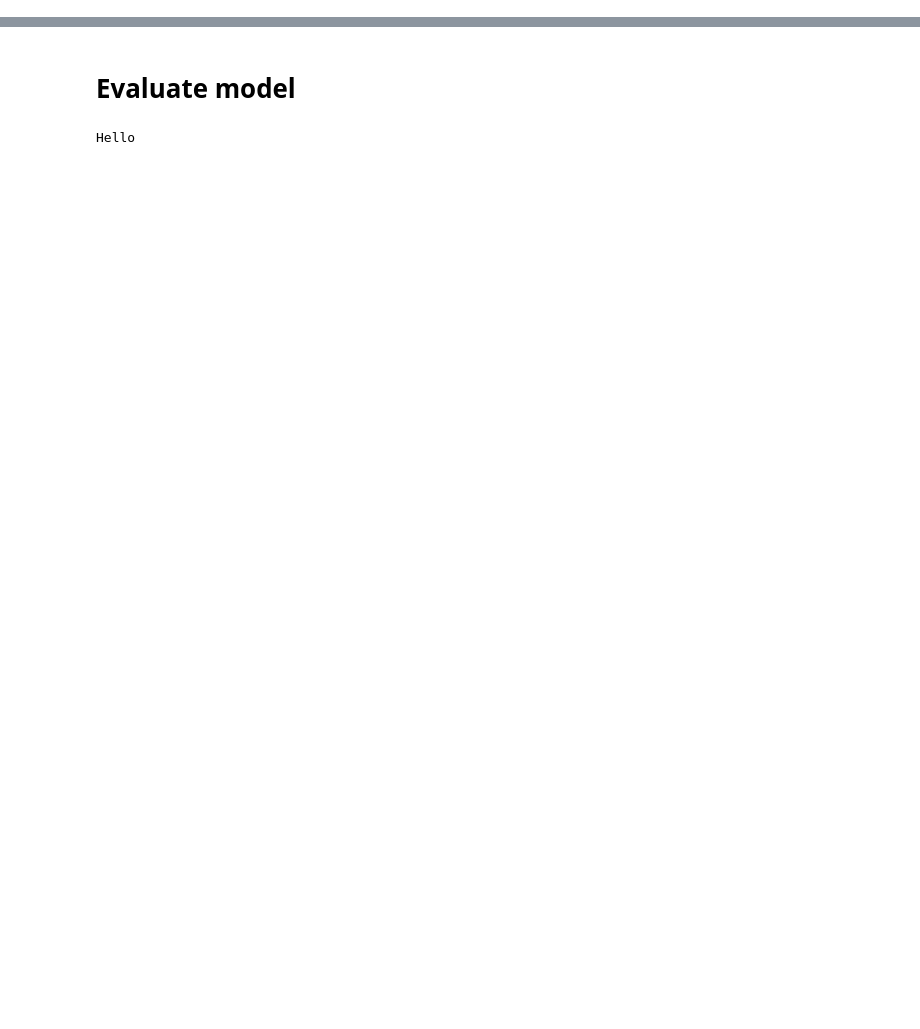
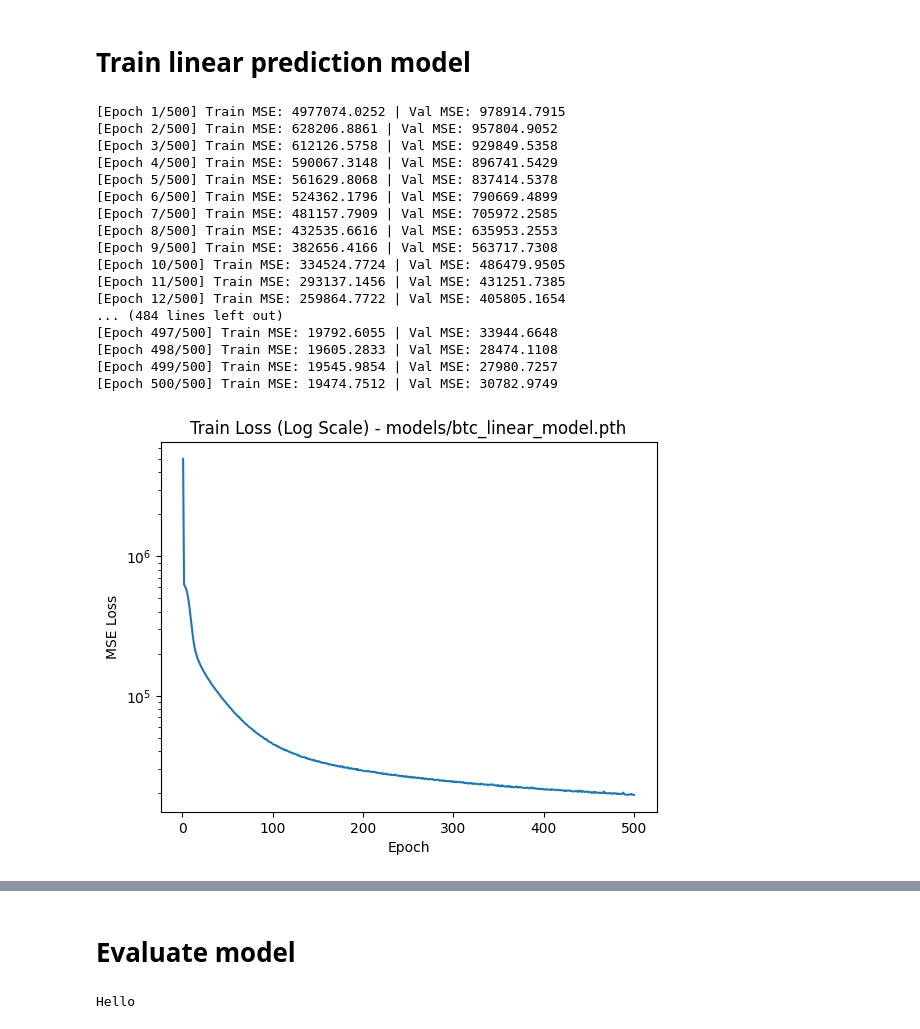
Before and after one commit to MWajdi/rl-portfolio-reallocation, a Jupyter notebook: run_training_experiment.ipynb, the cells around one changed output, grey strips where cells are left out. Cells and saved outputs as stored; diff of their text form; code cells hidden in the pictures; blank space fills up the shorter version.

Commit message:
add linear model predictions + support for prediction model in env

```diff
--- a/run_training_experiment.ipynb
+++ b/run_training_experiment.ipynb
@@ -0,0 +86,33 @@
+# %% [markdown]
+# Train linear prediction model
+# %%
+import train_linear_model
+
+args = train_linear_model.Args(
+    model_path = "models/btc_linear_model.pth",
+    train_path = "binance_datasets/BTC_train.json",
+    test_path = "binance_datasets/BTC_test.json",
+    epochs = 500,
+    lr = 2*1e-5
+)
+# %%
+btc_linear_model = train_linear_model.main(args)
+# %% [output]
+[Epoch 1/500] Train MSE: 4977074.0252 | Val MSE: 978914.7915
+[Epoch 2/500] Train MSE: 628206.8861 | Val MSE: 957804.9052
+[Epoch 3/500] Train MSE: 612126.5758 | Val MSE: 929849.5358
+[Epoch 4/500] Train MSE: 590067.3148 | Val MSE: 896741.5429
+[Epoch 5/500] Train MSE: 561629.8068 | Val MSE: 837414.5378
+[Epoch 6/500] Train MSE: 524362.1796 | Val MSE: 790669.4899
+[Epoch 7/500] Train MSE: 481157.7909 | Val MSE: 705972.2585
+[Epoch 8/500] Train MSE: 432535.6616 | Val MSE: 635953.2553
+[Epoch 9/500] Train MSE: 382656.4166 | Val MSE: 563717.7308
+[Epoch 10/500] Train MSE: 334524.7724 | Val MSE: 486479.9505
+[Epoch 11/500] Train MSE: 293137.1456 | Val MSE: 431251.7385
+[Epoch 12/500] Train MSE: 259864.7722 | Val MSE: 405805.1654
+... (484 lines left out)
+[Epoch 497/500] Train MSE: 19792.6055 | Val MSE: 33944.6648
+[Epoch 498/500] Train MSE: 19605.2833 | Val MSE: 28474.1108
+[Epoch 499/500] Train MSE: 19545.9854 | Val MSE: 27980.7257
+[Epoch 500/500] Train MSE: 19474.7512 | Val MSE: 30782.9749
+[figure, added]
```
Also changed, not shown: parts of 17 cells of this notebook, 4 other files.
